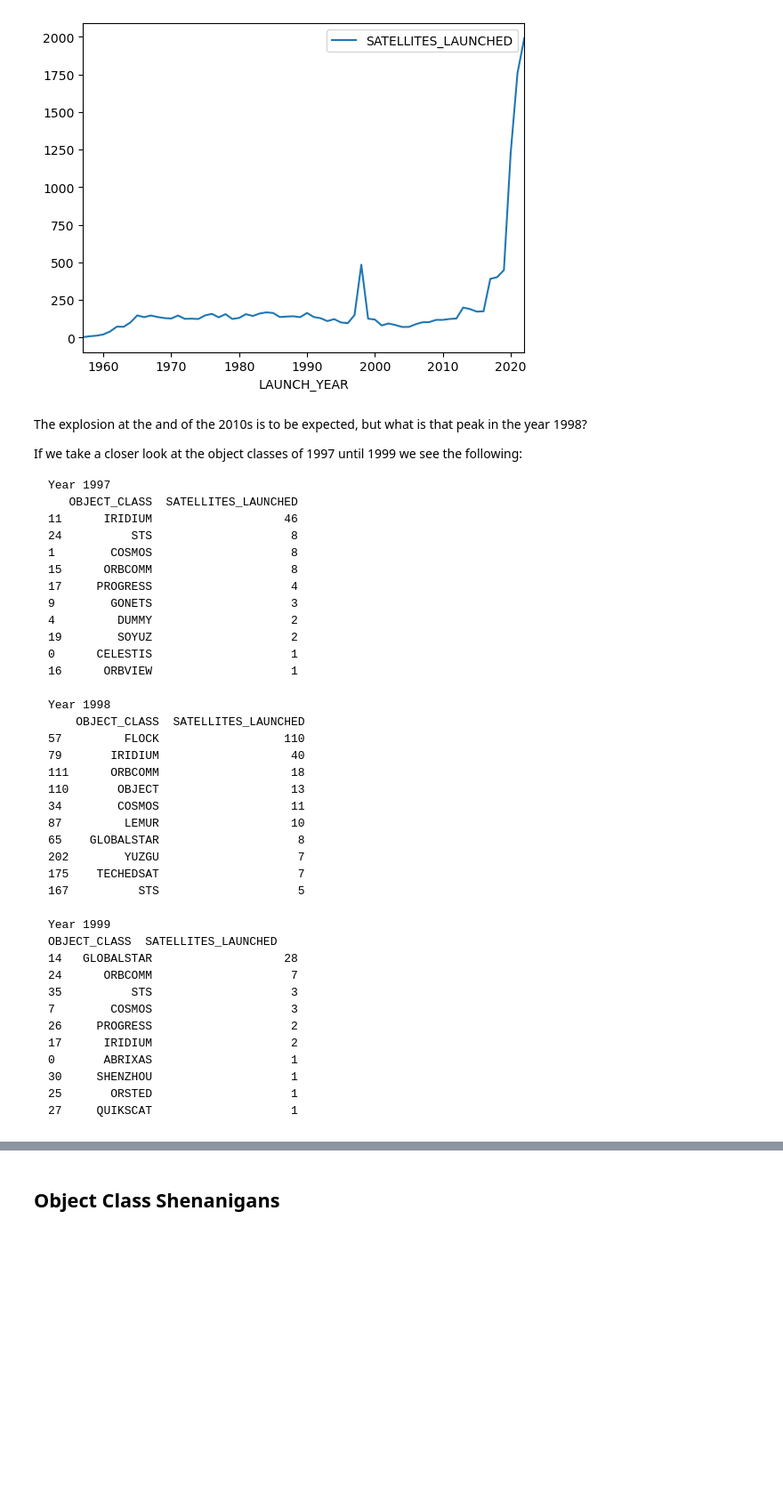
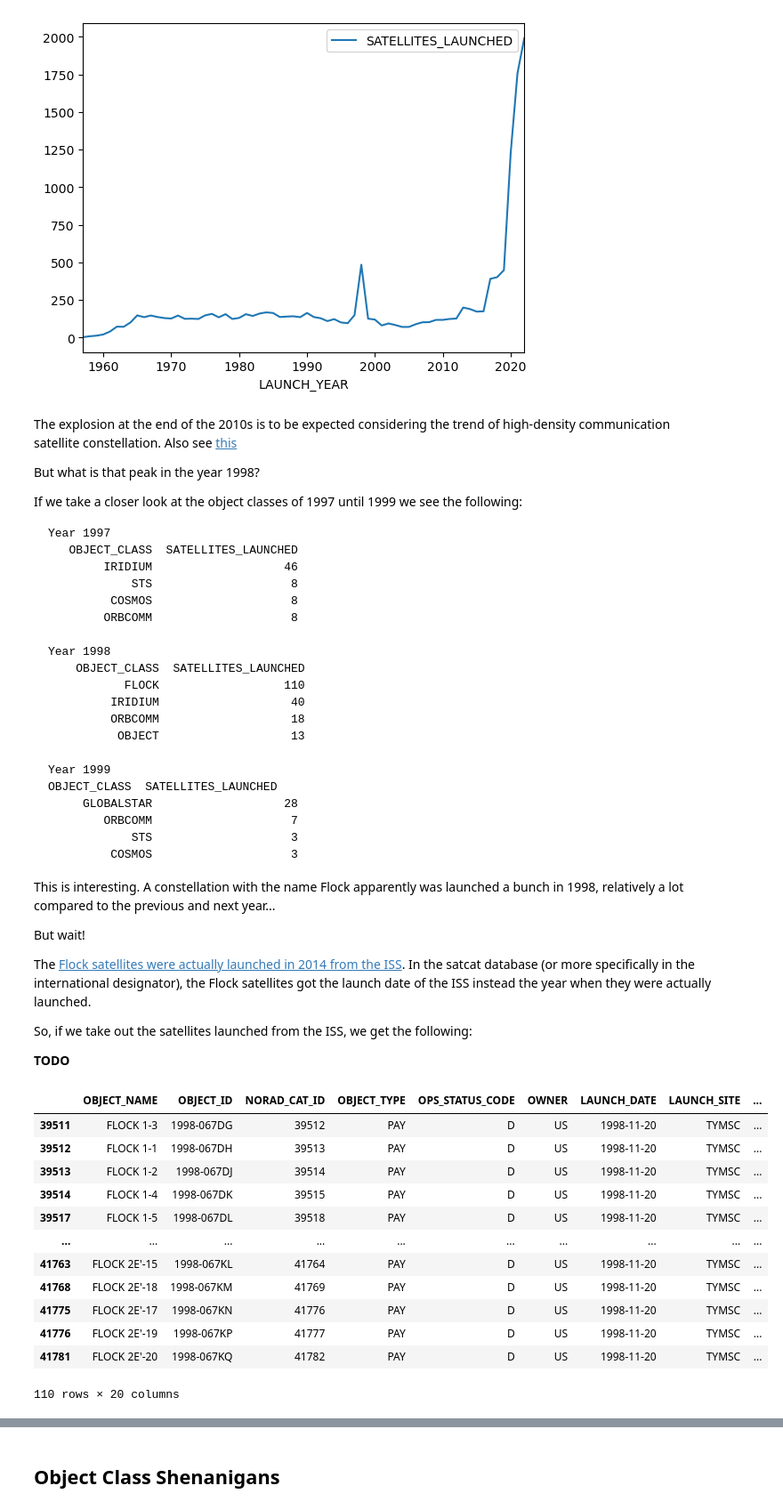
Before and after one commit to Rakagami/datascience_satellites_and_me, a Jupyter notebook: notebook.ipynb, the cells around one changed output, grey strips where cells are left out. Shown: that part at 89% size. Saved outputs shown, nothing was run; the diff lists cells and outputs as text; code cells hidden in the pictures; blank space fills up the shorter version.

````diff
--- a/notebook.ipynb
+++ b/notebook.ipynb
@@ -287,47 +313,59 @@ ax.set_xlim(1957, 2022)
 (1957.0, 2022.0)
 [figure]
 # %% [markdown]
-The explosion at the and of the 2010s is to be expected, but what is that peak in the year 1998?
+The explosion at the end of the 2010s is to be expected considering the trend of high-density communication satellite constellation. Also see [this](https://www.eso.org/public/announcements/ann19029/)
+
+But what is that peak in the year 1998?
 
 If we take a closer look at the object classes of 1997 until 1999 we see the following:
 
 ```
 Year 1997
    OBJECT_CLASS  SATELLITES_LAUNCHED
-11      IRIDIUM                   46
-24          STS                    8
-1        COSMOS                    8
-15      ORBCOMM                    8
-17     PROGRESS                    4
-9        GONETS                    3
-4         DUMMY                    2
-19        SOYUZ                    2
-0      CELESTIS                    1
-16      ORBVIEW                    1
+        IRIDIUM                   46
+            STS                    8
+         COSMOS                    8
+        ORBCOMM                    8
 
 Year 1998
     OBJECT_CLASS  SATELLITES_LAUNCHED
-57         FLOCK                  110
-79       IRIDIUM                   40
-111      ORBCOMM                   18
-110       OBJECT                   13
-34        COSMOS                   11
-87         LEMUR                   10
-65    GLOBALSTAR                    8
-202        YUZGU                    7
-175    TECHEDSAT                    7
-167          STS                    5
+           FLOCK                  110
+         IRIDIUM                   40
+         ORBCOMM                   18
+          OBJECT                   13
 
 Year 1999
 OBJECT_CLASS  SATELLITES_LAUNCHED
-14   GLOBALSTAR                   28
-24      ORBCOMM                    7
-35          STS                    3
-7        COSMOS                    3
-26     PROGRESS                    2
-17      IRIDIUM                    2
-0       ABRIXAS                    1
-30     SHENZHOU                    1
-25       ORSTED                    1
-27     QUIKSCAT                    1
+     GLOBALSTAR                   28
+        ORBCOMM                    7
+            STS                    3
+         COSMOS                    3
 ```
+
+This is interesting. A constellation with the name Flock apparently was launched a bunch in 1998, relatively a lot compared to the previous and next year...
+
+But wait!
+
+The [Flock satellites were actually launched in 2014 from the ISS](https://en.wikipedia.org/wiki/Flock-1). In the satcat database (or more specifically in the international designator), the Flock satellites got the launch date of the ISS instead the year when they were actually launched.
+
+So, if we take out the satellites launched from the ISS, we get the following:
+
+**TODO**
+# %%
+flock_df = df[df["OBJECT_CLASS"] == "FLOCK"]
+flock_df1998 = flock_df[flock_df["LAUNCH_YEAR"] == 1998]
+flock_df1998
+# %% [output]
+|  | OBJECT_NAME | OBJECT_ID | NORAD_CAT_ID | OBJECT_TYPE | OPS_STATUS_CODE | OWNER | LAUNCH_DATE | LAUNCH_SITE | ... |
+| 39511 | FLOCK 1-3 | 1998-067DG | 39512 | PAY | D | US | 1998-11-20 | TYMSC | ... |
+| 39512 | FLOCK 1-1 | 1998-067DH | 39513 | PAY | D | US | 1998-11-20 | TYMSC | ... |
+| 39513 | FLOCK 1-2 | 1998-067DJ | 39514 | PAY | D | US | 1998-11-20 | TYMSC | ... |
+| 39514 | FLOCK 1-4 | 1998-067DK | 39515 | PAY | D | US | 1998-11-20 | TYMSC | ... |
+| 39517 | FLOCK 1-5 | 1998-067DL | 39518 | PAY | D | US | 1998-11-20 | TYMSC | ... |
+| ... | ... | ... | ... | ... | ... | ... | ... | ... | ... |
+| 41763 | FLOCK 2E'-15 | 1998-067KL | 41764 | PAY | D | US | 1998-11-20 | TYMSC | ... |
+| 41768 | FLOCK 2E'-18 | 1998-067KM | 41769 | PAY | D | US | 1998-11-20 | TYMSC | ... |
+| 41775 | FLOCK 2E'-17 | 1998-067KN | 41776 | PAY | D | US | 1998-11-20 | TYMSC | ... |
+| 41776 | FLOCK 2E'-19 | 1998-067KP | 41777 | PAY | D | US | 1998-11-20 | TYMSC | ... |
+| 41781 | FLOCK 2E'-20 | 1998-067KQ | 41782 | PAY | D | US | 1998-11-20 | TYMSC | ... |
+110 rows × 20 columns
````
Also changed, not shown: parts of 17 cells of this notebook, 5 other files.
